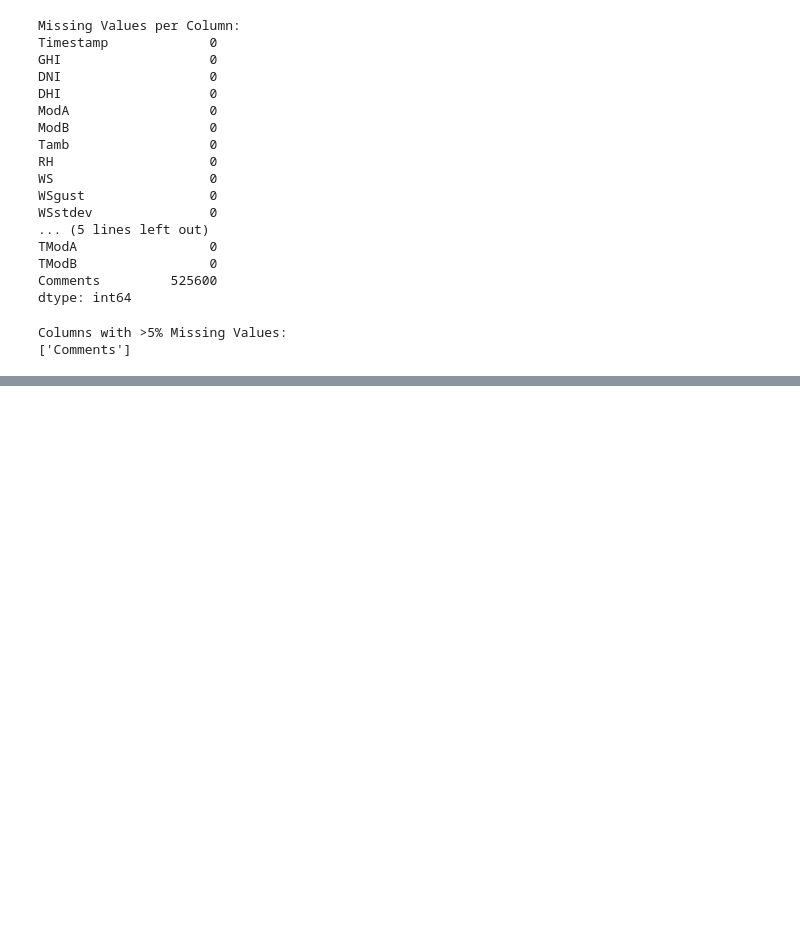
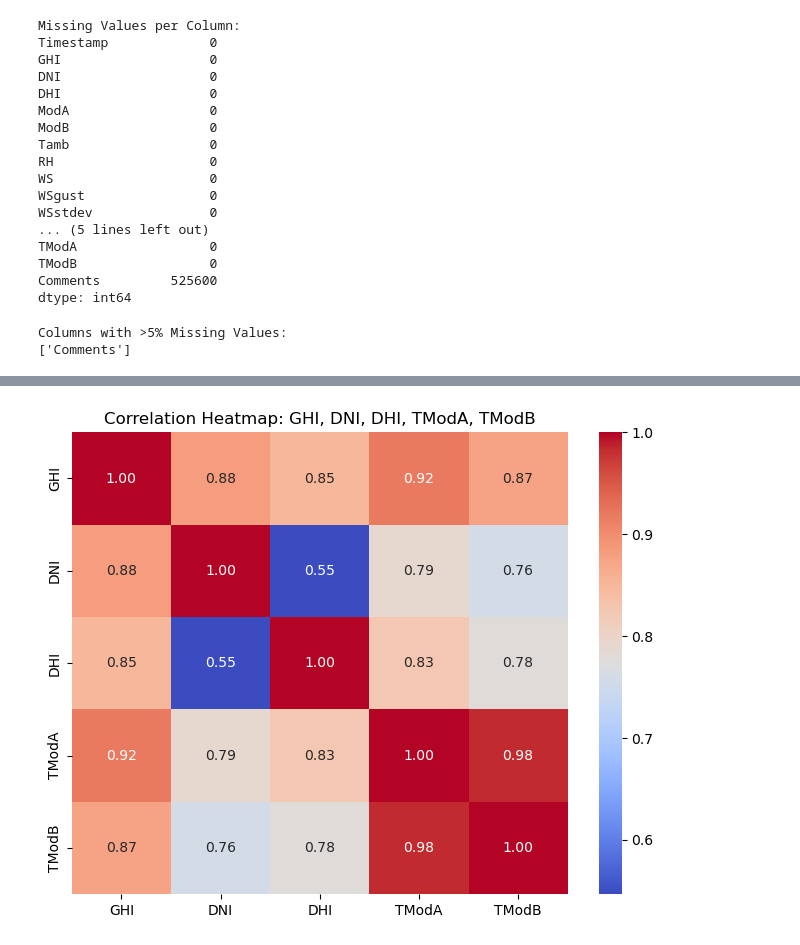
Before and after one commit to RobZ578/solar-challenge-week0, a Jupyter notebook: notebook/benin_eda.ipynb, the cells around one changed output, grey strips where cells are left out. Cells and saved outputs as stored; diff of their text form; code cells hidden in the pictures; blank space fills up the shorter version.

```diff
--- a/notebook/benin_eda.ipynb
+++ b/notebook/benin_eda.ipynb
@@ -58,0 +79,9 @@ Columns with >5% Missing Values:
+# %%
+# Basic Range Checks (Incorrect Entries)
+incorrect = {}
+
+for col in key_cols:
+    incorrect[col] = df[df[col] < 0].shape[0]
+
+print("Incorrect (negative) values per column:")
+print(incorrect)
@@ -58,0 +305,16 @@ Columns with >5% Missing Values:
+# %%
+# Heatmap of correlations (GHI, DNI, DHI, TModA, TModB).
+
+# Select columns for correlation
+cols = ['GHI', 'DNI', 'DHI', 'TModA', 'TModB']
+
+# Compute correlation matrix
+corr_matrix = df[cols].corr()
+
+# Plot heatmap
+plt.figure(figsize=(8,6))
+sns.heatmap(corr_matrix, annot=True, fmt=".2f", cmap='coolwarm', cbar=True)
+plt.title('Correlation Heatmap: GHI, DNI, DHI, TModA, TModB')
+plt.show()
+# %% [output]
+[figure, added]
```
Also changed, not shown: parts of 16 cells of this notebook, 1 other file.
